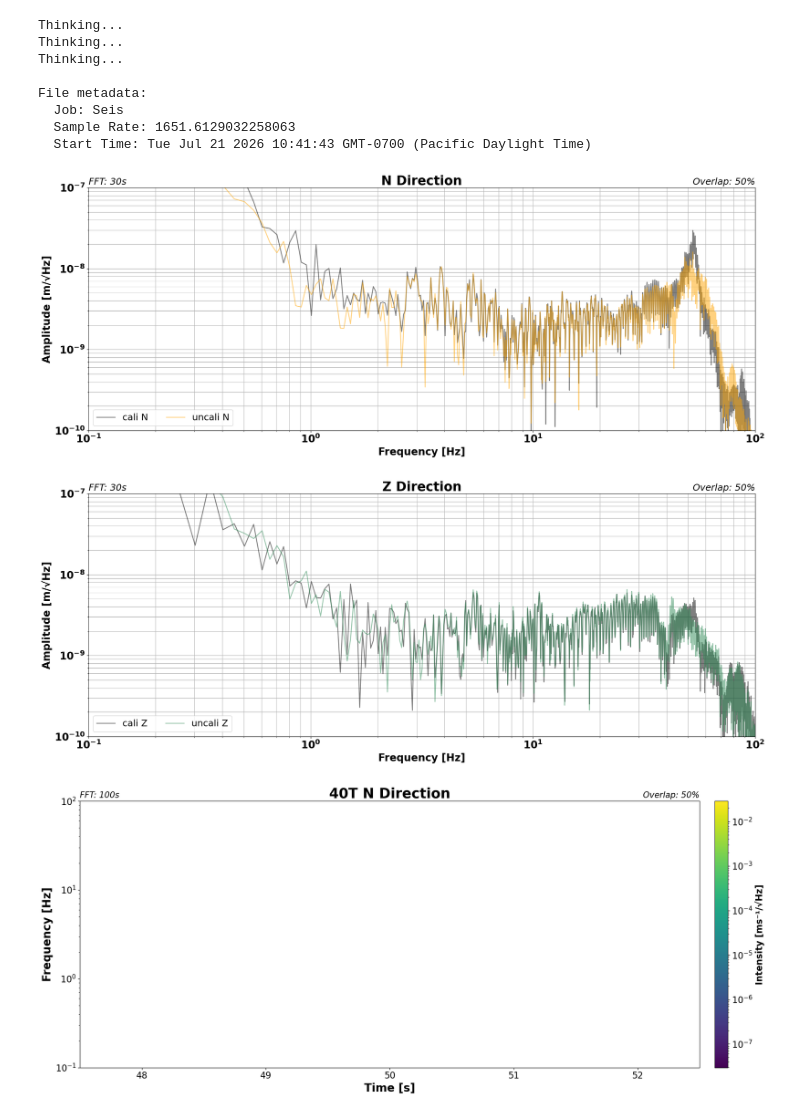
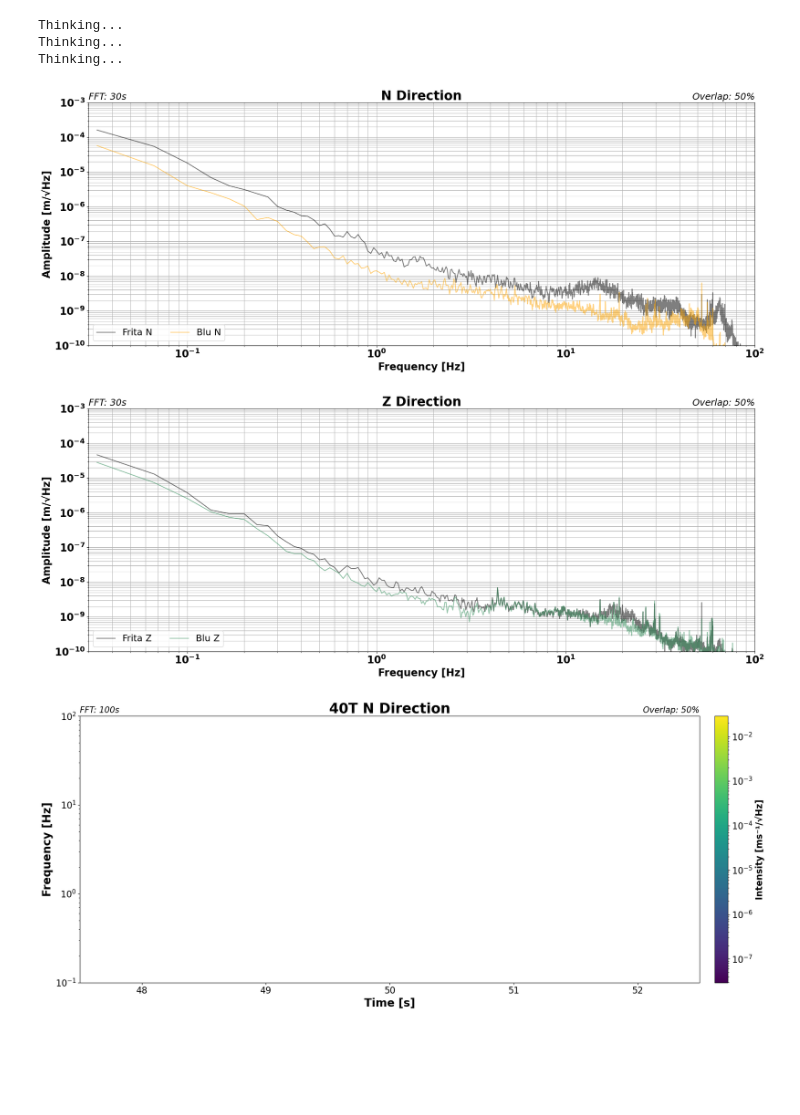
Before and after one commit to ceSiteTesting/CE_Site_Testing, a Jupyter notebook: Data_Analysis/two_channel_compare.ipynb, the cells around one changed output. Saved outputs shown, nothing was run; the diff lists cells and outputs as text; code cells hidden in the pictures; blank space fills up the shorter version.

```diff
--- a/Data_Analysis/two_channel_compare.ipynb
+++ b/Data_Analysis/two_channel_compare.ipynb
@@ -5,8 +5,7 @@
 
 
 
-data_file_path = r"C:\Users\cosmi\Downloads\seis_7_21_.csv"
-
+data_file_path = r"C:\Users\cosmi\Downloads\seis_2026-07-23_11.3mph.csv"
 
 cali_seis = True     ## Is the 40T on channels 1 and 2
 
@@ -23,14 +22,14 @@ overlap    = 50                                          # Overlap between conse
 
 
 # Y-axis (amplitude) range:
-y_max = 1e-7
+y_max = 1e-3
 y_min = 1e-10
 
 
 
 # X-axis (frequency) range in Hz:
 x_max = 100
-x_min = 0.1
+x_min = 0.03
 
 ###--------------------------------------------------------------------------------------------------------------------------###
 
@@ -69,10 +68,6 @@ with open(data_file_path, 'r') as f:
             key, value = line.split(':', 1)
             metadata[key.strip()] = value.strip()
 
-print("\nFile metadata:")
-for key, value in metadata.items():
-    print(f"  {key}: {value}")
-
 sample_rate = float(metadata["Sample Rate"])
 
 
@@ -83,13 +78,13 @@ raw_data = pd.read_csv(data_file_path, skiprows=5, delimiter=',')
 
 if cali_seis == True:
     raw_data.columns = ["Sample", "Time (s)",
-                        "Cali Seis N", "Cali Seis Z",
-                        "Uncali Seis N", "Uncali Seis Z",
+                        "Frita N", "Frita Z",
+                        "Blu N", "Blu Z",
                         "blank"]
 else:
     raw_data.columns = ["Sample", "Time (s)",
-                        "Uncali Seis N", "Uncali Seis Z",
-                        "Cali Seis N", "Cali Seis Z",
+                        "Blu N", "Blu Z",
+                        "Frita N", "Frita Z",
                         "blank"]
 
 
@@ -97,10 +92,10 @@ else:
 cali_40T = 0.0015167
 cali_3T  = 0.0006857
 
-cali_n   = raw_data["Cali Seis N"] * cali_40T   #
-cali_z   = raw_data["Cali Seis Z"] * cali_40T   #
-uncali_n   = raw_data["Uncali Seis N"]  * cali_40T   #
-uncali_z   = raw_data["Uncali Seis Z"]  * cali_40T  #
+frita_n   = raw_data["Frita N"] * cali_40T   #
+frita_z   = raw_data["Frita Z"] * cali_40T   #
+blu_n   = raw_data["Blu N"]  * cali_40T   #
+blu_z   = raw_data["Blu Z"]  * cali_40T  #
 
 
 ###--------------------------------------------------------------------------------------------------------------------------###
@@ -241,13 +236,13 @@ def compute_and_plot_asd(seis1_z, seis1_n, seis1_e, seis2_z, seis2_n, seis2_e, f
     # -------------------------------------- Channel Titles --------------------------------------- #
 
 
-    channel_titles_1            = {'z': "cali Z",
-                                   'n': "cali N",
-                                   'e': "cali E"}
+    channel_titles_1            = {'z': "Frita Z",
+                                   'n': "Frita N",
+                                   'e': "Frita E"}
 
-    channel_titles_2            = {'z': "uncali Z",
-                                   'n': "uncali N",
-                                   'e': "uncali E"}
+    channel_titles_2            = {'z': "Blu Z",
+                                   'n': "Blu N",
+                                   'e': "Blu E"}
 
     # --------------------------- Select y-axis label based on plot type -------------------------- #
 
@@ -317,7 +312,7 @@ def compute_and_plot_asd(seis1_z, seis1_n, seis1_e, seis2_z, seis2_n, seis2_e, f
     plt.legend(loc = 'lower left', fontsize = 18, ncol = 2)
     plt.grid(True, which = 'both', ls = '-')
     plt.tight_layout()
-    #plt.savefig("huddle_7_14_" + str(ch) +".png")
+    plt.savefig("huddle_7_23_2" + str(ch) +".png")
     plt.show()
 
 
@@ -330,42 +325,37 @@ common_args = dict(
     field_sample_rate = sample_rate,
     overlap           = overlap,
     fft_window_s      = fft_length,
     y_min             = y_min,
     y_max             = y_max,
     x_min             = x_min,
     x_max             = x_max,
     plot_type         = "displacement",
 )
 
 
 # ---------------------------------------------------------------------------- #
 
 
 '''
 # ── All Channels (combined plot) — uncomment to enable ────────────────────────
 compute_and_plot_asd(seis_1_z, seis_1_n, seis_1_e, seis_2_z, seis_2_n,seis_2_e
                      channel='all', **common_args)
 '''
 
 
 # ── North / East Channel ──────────────────────────────────────────────────────
-compute_and_plot_asd(None, cali_n, None, None, uncali_n, None,
+compute_and_plot_asd(None, frita_n, None, None, blu_n, None,
                      channel = 'north', **common_args)
 
 # ── Vertical (Z) Channel ──────────────────────────────────────────────────────
-compute_and_plot_asd(cali_z, None, None, uncali_z, None, None,
+compute_and_plot_asd(frita_z, None, None, blu_z, None, None,
                      channel = 'zed', **common_args)
 # %% [output]
 Thinking...
 Thinking...
 Thinking...
-
-File metadata:
-  Job: Seis
-  Sample Rate: 1651.6129032258063
-  Start Time: Tue Jul 21 2026 10:41:43 GMT-0700 (Pacific Daylight Time)
-[figure, old version]
+[figure, new version]
-[figure, old version]
+[figure, new version]
 # %%
 ###--------------------------------------------------------------------------------------------------------------------------###
 
```
